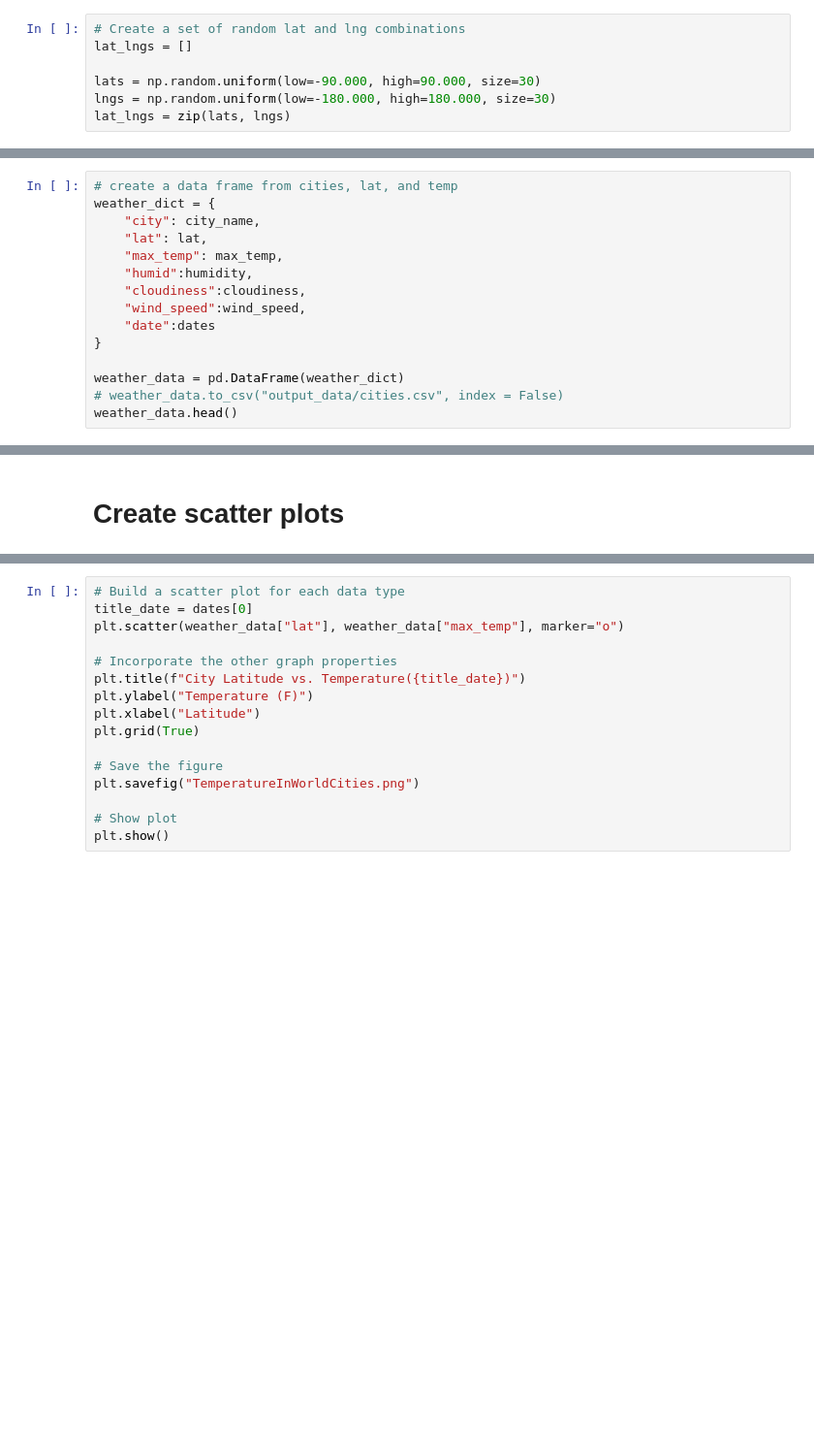
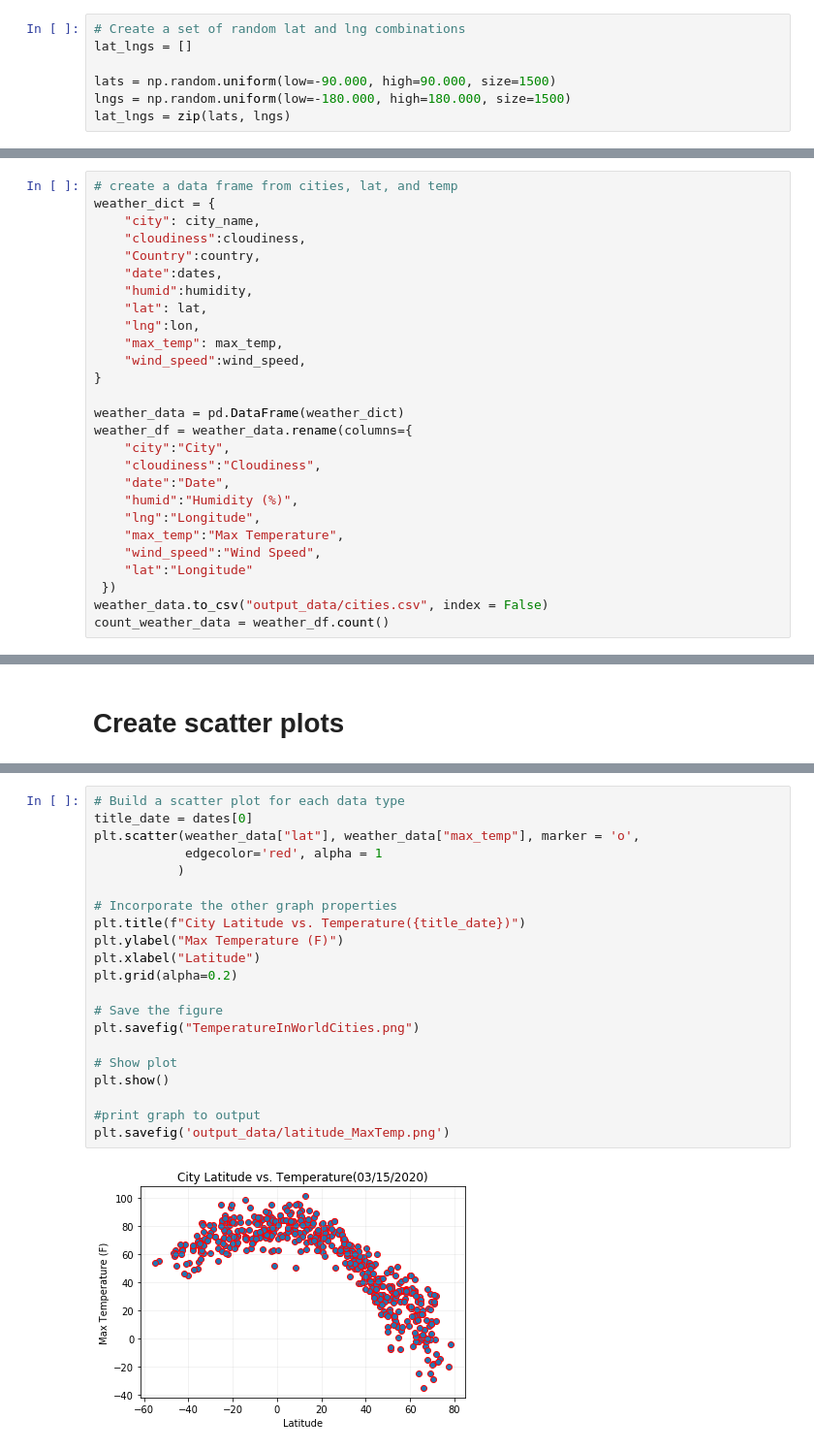
Before and after one commit to PanaratDuke/python-api-challenge, a Jupyter notebook: WeatherPy.ipynb, the cells around one changed output, grey strips where cells are left out. Shown at 97% size. Drawn from its saved outputs; the diff is of its cells as text; blank space fills up the shorter version.

```diff
--- a/WeatherPy.ipynb
+++ b/WeatherPy.ipynb
@@ -26,8 +26,8 @@ lat_range = (-180, 180)
 # Create a set of random lat and lng combinations
 lat_lngs = []
 
-lats = np.random.uniform(low=-90.000, high=90.000, size=30)
-lngs = np.random.uniform(low=-180.000, high=180.000, size=30)
+lats = np.random.uniform(low=-90.000, high=90.000, size=1500)
+lngs = np.random.uniform(low=-180.000, high=180.000, size=1500)
 lat_lngs = zip(lats, lngs)
 # %%
 # Identify nearest city for each lat, lng combination
@@ -152,15 +132,27 @@ FileNotFoundError: [Errno 2] No such file or directory: 'Output_Data/Cities.csv'
 # create a data frame from cities, lat, and temp
 weather_dict = {
     "city": city_name,
+    "cloudiness":cloudiness,
+    "Country":country,
+    "date":dates,
+    "humid":humidity,
     "lat": lat,
+    "lng":lon,
     "max_temp": max_temp,
-    "humid":humidity,
-    "cloudiness":cloudiness,
     "wind_speed":wind_speed,
-    "date":dates
 }
 
 weather_data = pd.DataFrame(weather_dict)
-# weather_data.to_csv("output_data/cities.csv", index = False)
-weather_data.head()
+weather_df = weather_data.rename(columns={
+    "city":"City",
+    "cloudiness":"Cloudiness",
+    "date":"Date",
+    "humid":"Humidity (%)",
+    "lng":"Longitude",
+    "max_temp":"Max Temperature",
+    "wind_speed":"Wind Speed",
+    "lat":"Longitude"
+ })
+weather_data.to_csv("output_data/cities.csv", index = False)
+count_weather_data = weather_df.count()
 # %% [output]
@@ -170,16 +173,23 @@ FileNotFoundError: [Errno 2] No such file or directory: 'output_data/cities.csv'
 # %%
 # Build a scatter plot for each data type
 title_date = dates[0]
-plt.scatter(weather_data["lat"], weather_data["max_temp"], marker="o")
+plt.scatter(weather_data["lat"], weather_data["max_temp"], marker = 'o',
+            edgecolor='red', alpha = 1
+           )
 
 # Incorporate the other graph properties
 plt.title(f"City Latitude vs. Temperature({title_date})")
-plt.ylabel("Temperature (F)")
+plt.ylabel("Max Temperature (F)")
 plt.xlabel("Latitude")
-plt.grid(True)
+plt.grid(alpha=0.2)
 
 # Save the figure
 plt.savefig("TemperatureInWorldCities.png")
 
 # Show plot
 plt.show()
+
+#print graph to output
+plt.savefig('output_data/latitude_MaxTemp.png')
+# %% [output]
+[figure, added]
```
Also changed, not shown: parts of 27 cells of this notebook, 9 other files.
